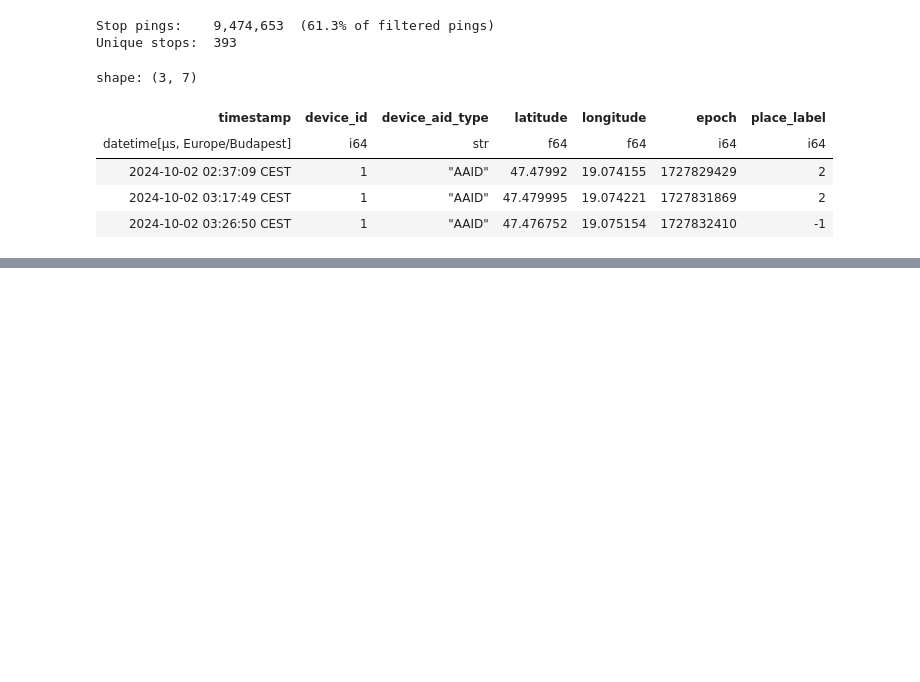
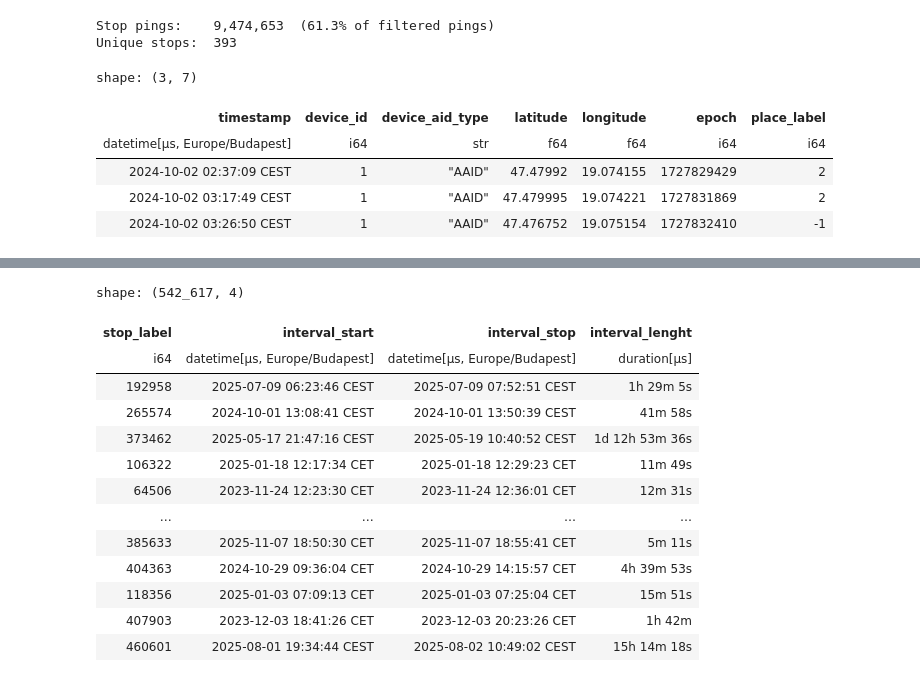
Before and after one commit to ANETILab/wp7_data_processing, a Jupyter notebook: src/05_detect_stops.ipynb, the cells around one changed output, grey strips where cells are left out. Saved outputs shown, nothing was run; the diff lists cells and outputs as text; code cells hidden in the pictures; blank space fills up the shorter version.

```diff
--- a/src/05_detect_stops.ipynb
+++ b/src/05_detect_stops.ipynb
@@ -103,3 +215,22 @@ clustered = clustered.with_columns(pl.Series(name="stop_label", values=stop_labe
 # %%
-clustered.group_by("stop_label")
+clustered.group_by("stop_label").agg(
+    interval_start=pl.col.timestamp.min(),
+    interval_stop=pl.col.timestamp.max(),
+    interval_lenght=pl.col.timestamp.max() - pl.col.timestamp.min(),
+)
+# %% [output]
+shape: (542_617, 4)
+| stop_label | interval_start | interval_stop | interval_lenght |
+| i64 | datetime[μs, Europe/Budapest] | datetime[μs, Europe/Budapest] | duration[μs] |
+| 192958 | 2025-07-09 06:23:46 CEST | 2025-07-09 07:52:51 CEST | 1h 29m 5s |
+| 265574 | 2024-10-01 13:08:41 CEST | 2024-10-01 13:50:39 CEST | 41m 58s |
+| 373462 | 2025-05-17 21:47:16 CEST | 2025-05-19 10:40:52 CEST | 1d 12h 53m 36s |
+| 106322 | 2025-01-18 12:17:34 CET | 2025-01-18 12:29:23 CET | 11m 49s |
+| 64506 | 2023-11-24 12:23:30 CET | 2023-11-24 12:36:01 CET | 12m 31s |
+| … | … | … | … |
+| 385633 | 2025-11-07 18:50:30 CET | 2025-11-07 18:55:41 CET | 5m 11s |
+| 404363 | 2024-10-29 09:36:04 CET | 2024-10-29 14:15:57 CET | 4h 39m 53s |
+| 118356 | 2025-01-03 07:09:13 CET | 2025-01-03 07:25:04 CET | 15m 51s |
+| 407903 | 2023-12-03 18:41:26 CET | 2023-12-03 20:23:26 CET | 1h 42m |
+| 460601 | 2025-08-01 19:34:44 CEST | 2025-08-02 10:49:02 CEST | 15h 14m 18s |
 # %%
```
Also changed, not shown: parts of 10 cells of this notebook.
